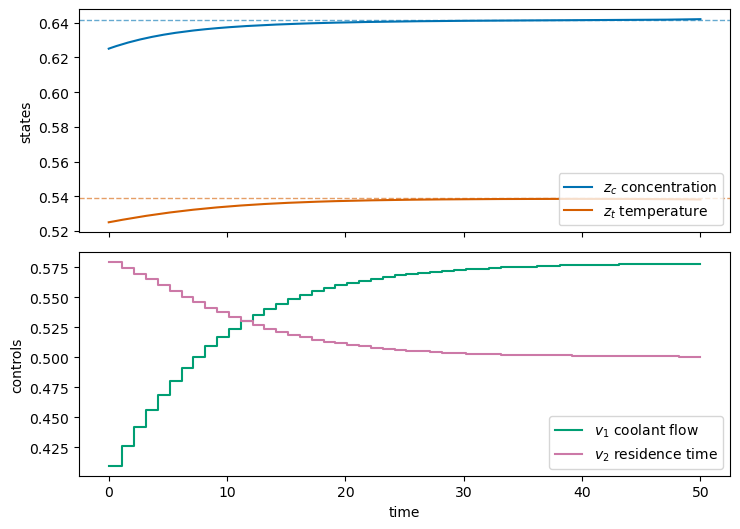
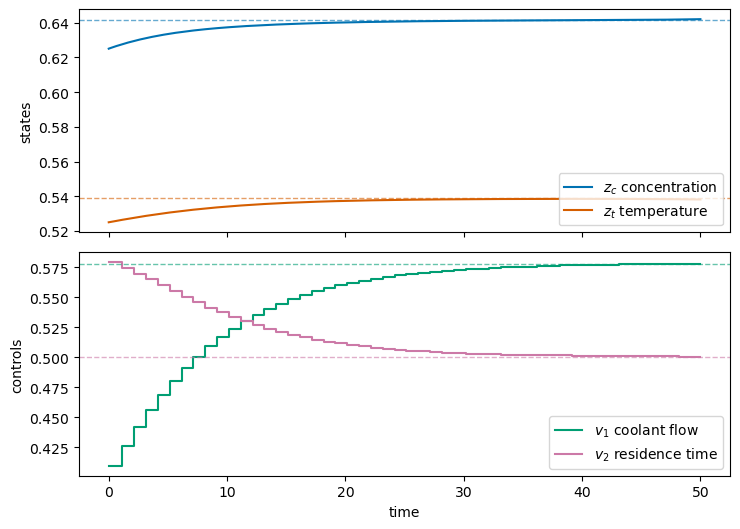
The notebook cell's code change between the first figure and the second:
--- before
+++ after
@@ -18,4 +18,6 @@
 ax_v.step(ts, base["v1"], where="post", color=WONG[2], label="$v_1$ coolant flow")
 ax_v.step(ts, base["v2"], where="post", color=WONG[3], label="$v_2$ residence time")
+ax_v.axhline(pyo.value(m.v1_ss), color=WONG[2], ls="--", lw=1, alpha=0.6)
+ax_v.axhline(pyo.value(m.v2_ss), color=WONG[3], ls="--", lw=1, alpha=0.6)
 ax_v.set_ylabel("controls")
 ax_v.set_xlabel("time")

Commit: Add target lines: control targets on the controls panel, state targets on the overlay